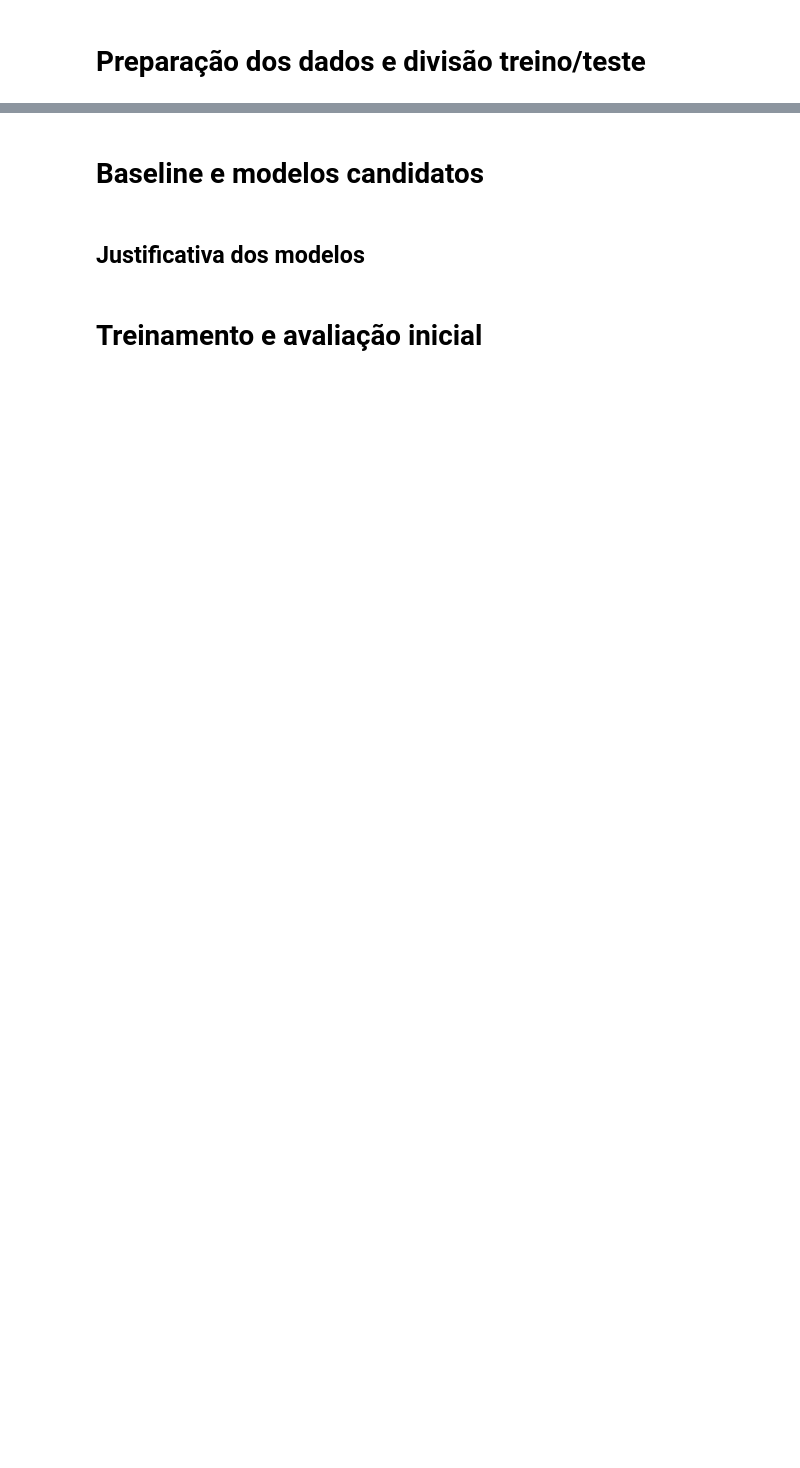
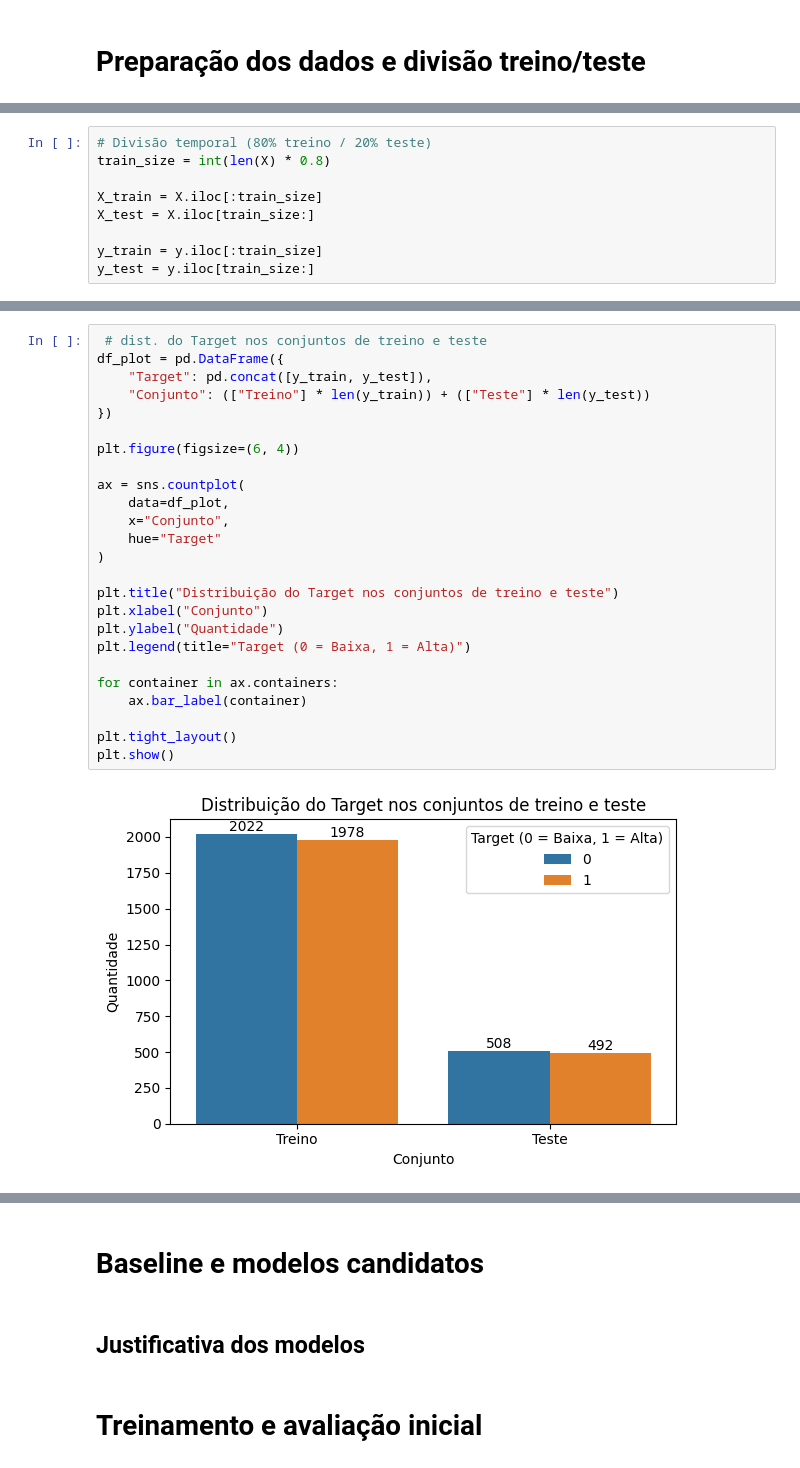
Before and after one commit to Vieiraligia/Data-Science-and-Analytics, a Jupyter notebook: MVP Machine Learning e Analytics/MVP_MachineLearningAnalytics.ipynb, the cells around one changed output, grey strips where cells are left out. Saved outputs shown, nothing was run; the diff lists cells and outputs as text; blank space fills up the shorter version.

```diff
--- a/MVP Machine Learning e Analytics/MVP_MachineLearningAnalytics.ipynb
+++ b/MVP Machine Learning e Analytics/MVP_MachineLearningAnalytics.ipynb
@@ -434,0 +487,9 @@ Essa qualidade permite seguir para a modelagem, com os desdobramentos:<br>
+# %%
+# Divisão temporal (80% treino / 20% teste)
+train_size = int(len(X) * 0.8)
+
+X_train = X.iloc[:train_size]
+X_test = X.iloc[train_size:]
+
+y_train = y.iloc[:train_size]
+y_test = y.iloc[train_size:]
@@ -434,0 +503,27 @@ Essa qualidade permite seguir para a modelagem, com os desdobramentos:<br>
+# %%
+ # dist. do Target nos conjuntos de treino e teste
+df_plot = pd.DataFrame({
+    "Target": pd.concat([y_train, y_test]),
+    "Conjunto": (["Treino"] * len(y_train)) + (["Teste"] * len(y_test))
+})
+
+plt.figure(figsize=(6, 4))
+
+ax = sns.countplot(
+    data=df_plot,
+    x="Conjunto",
+    hue="Target"
+)
+
+plt.title("Distribuição do Target nos conjuntos de treino e teste")
+plt.xlabel("Conjunto")
+plt.ylabel("Quantidade")
+plt.legend(title="Target (0 = Baixa, 1 = Alta)")
+
+for container in ax.containers:
+    ax.bar_label(container)
+
+plt.tight_layout()
+plt.show()
+# %% [output]
+[figure, added]
```
Also changed, not shown: parts of 36 cells of this notebook.
